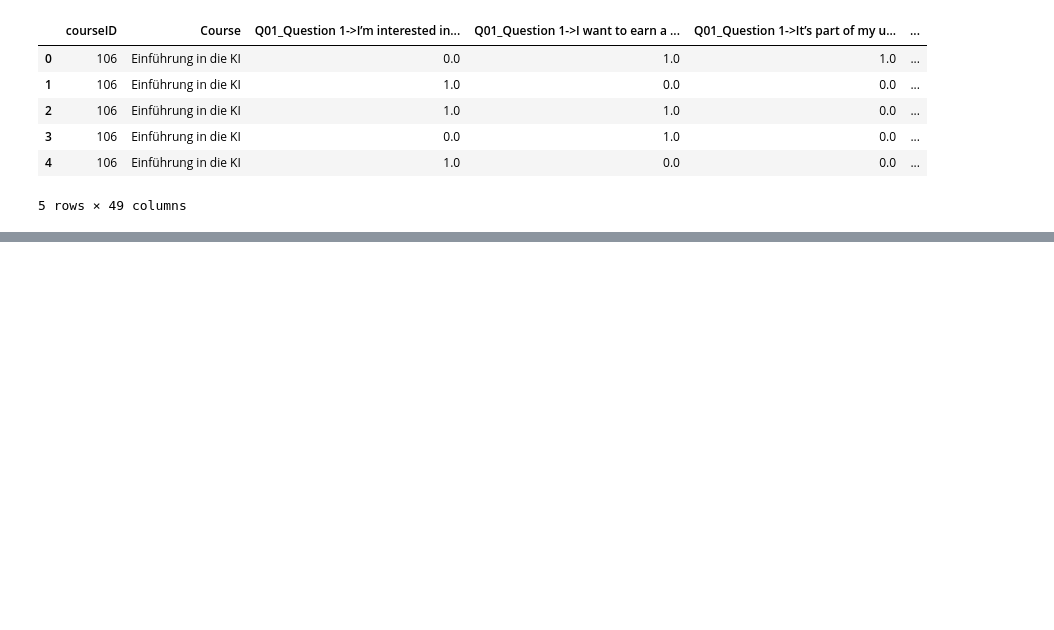
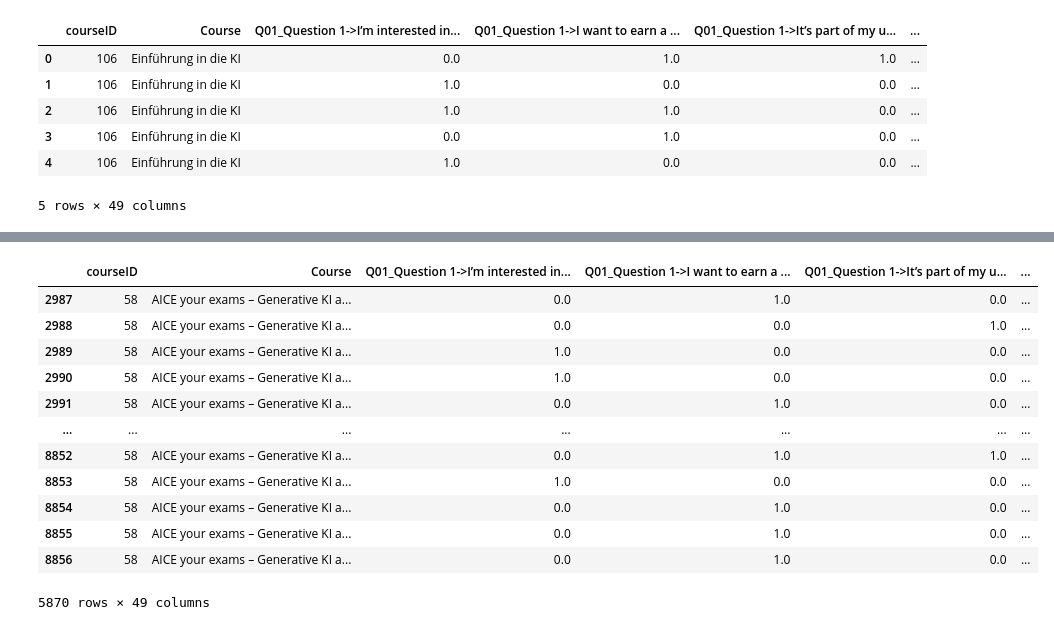
Before and after one commit to LenaAoyamaLawrence/Public-Projects, a Jupyter notebook: EDA/Moodle_Surveys.ipynb, the cells around one changed output, grey strips where cells are left out. Saved outputs shown, nothing was run; the diff lists cells and outputs as text; code cells hidden in the pictures; blank space fills up the shorter version.

```diff
--- a/EDA/Moodle_Surveys.ipynb
+++ b/EDA/Moodle_Surveys.ipynb
@@ -1683 +1711,18 @@ def analyser(df, courseID, question = 'Q01', survey_type = 'pre'):
+# %%
+# check course name
+agg_pre.loc[agg_pre['courseID'] == 58]
+# %% [output]
+|  | courseID | Course | Q01_Question 1->I’m interested in... | Q01_Question 1->I want to earn a ... | Q01_Question 1->It’s part of my u... | ... |
+| 2987 | 58 | AICE your exams – Generative KI a... | 0.0 | 1.0 | 0.0 | ... |
+| 2988 | 58 | AICE your exams – Generative KI a... | 0.0 | 0.0 | 1.0 | ... |
+| 2989 | 58 | AICE your exams – Generative KI a... | 1.0 | 0.0 | 0.0 | ... |
+| 2990 | 58 | AICE your exams – Generative KI a... | 1.0 | 0.0 | 0.0 | ... |
+| 2991 | 58 | AICE your exams – Generative KI a... | 0.0 | 1.0 | 0.0 | ... |
+| ... | ... | ... | ... | ... | ... | ... |
+| 8852 | 58 | AICE your exams – Generative KI a... | 0.0 | 1.0 | 1.0 | ... |
+| 8853 | 58 | AICE your exams – Generative KI a... | 1.0 | 0.0 | 0.0 | ... |
+| 8854 | 58 | AICE your exams – Generative KI a... | 0.0 | 1.0 | 0.0 | ... |
+| 8855 | 58 | AICE your exams – Generative KI a... | 0.0 | 1.0 | 0.0 | ... |
+| 8856 | 58 | AICE your exams – Generative KI a... | 0.0 | 1.0 | 0.0 | ... |
+5870 rows × 49 columns
 # %%
```
Also changed, not shown: parts of 4 cells of this notebook.
